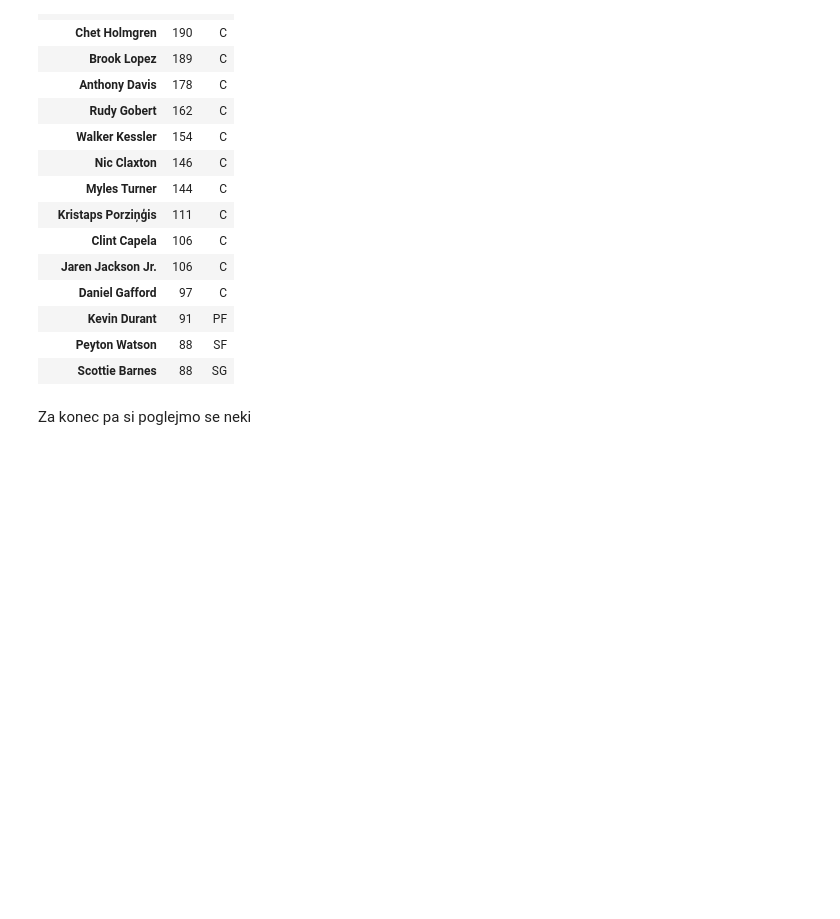
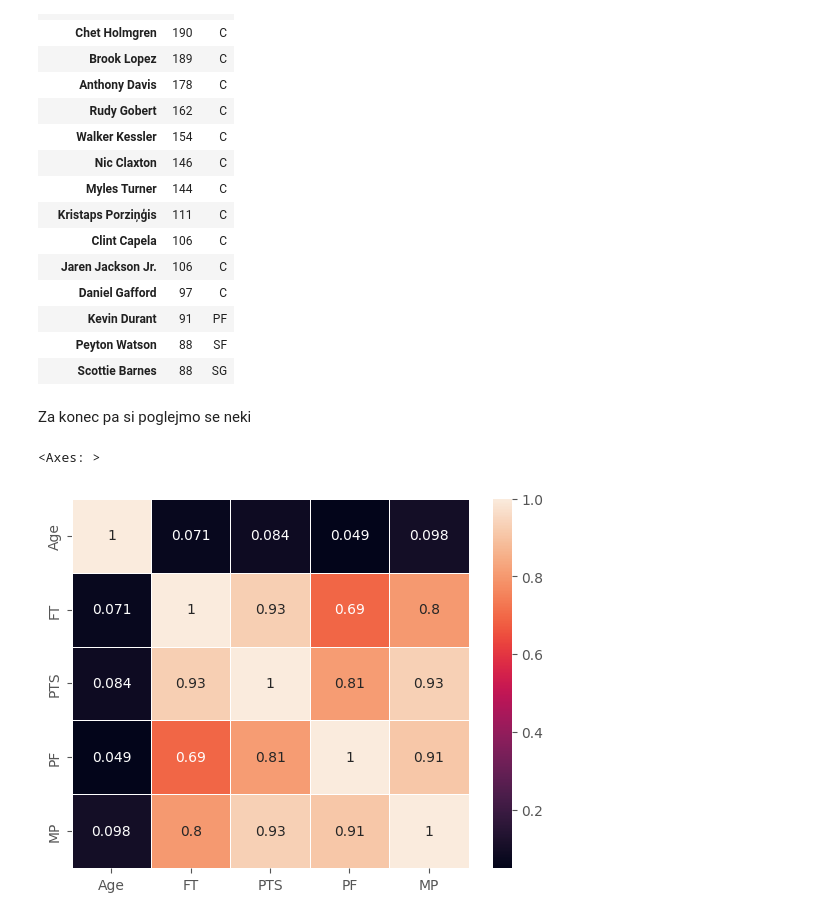
Before and after one commit to elizapecoraro/Eliza-Pecoraro-Projektna-naloga-UVP, a Jupyter notebook: analiza.ipynb, the cells around one changed output. Saved outputs shown, nothing was run; the diff lists cells and outputs as text; code cells hidden in the pictures; blank space fills up the shorter version.

```diff
--- a/analiza.ipynb
+++ b/analiza.ipynb
@@ -376,0 +379,5 @@ Za konec pa si poglejmo se neki
+# %%
+sns.heatmap(nba[['Age', "FT", "PTS", "PF", "MP"]].corr(), annot=True, linewidths=.5)
+# %% [output]
+<Axes: >
+[figure, added]
```
Also changed, not shown: parts of 16 cells of this notebook.
